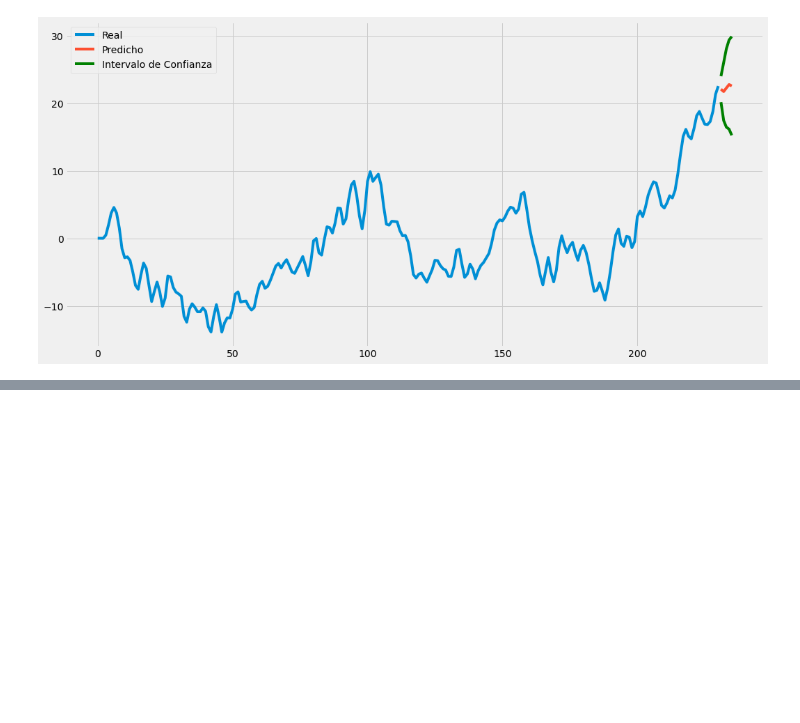
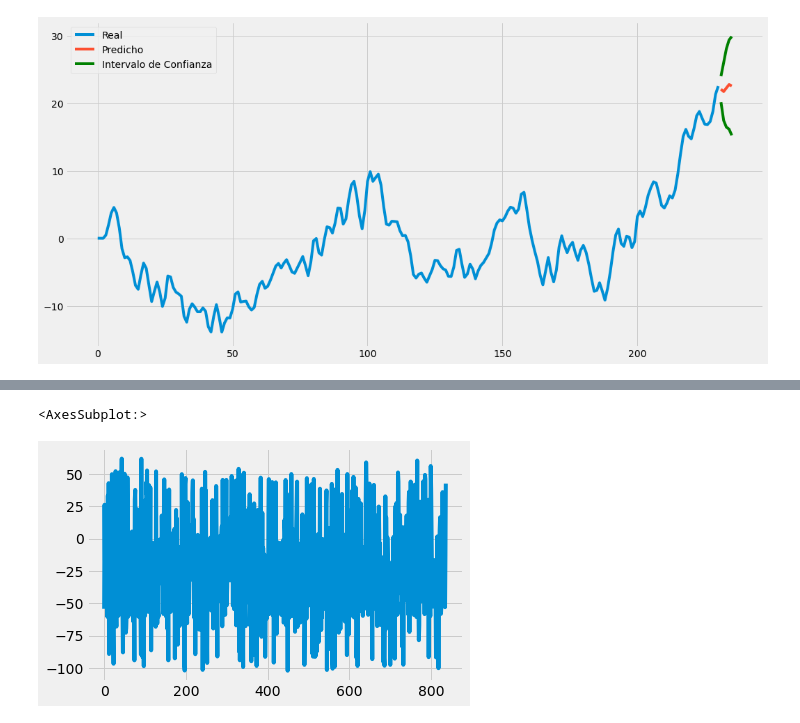
Before and after one commit to julianusor/series_de_tiempo, a Jupyter notebook: Exam2/Parcial-2.ipynb, the cells around one changed output, grey strips where cells are left out. Drawn from its saved outputs; the diff is of its cells as text; code cells hidden in the pictures; blank space fills up the shorter version.

```diff
--- a/Exam2/Parcial-2.ipynb
+++ b/Exam2/Parcial-2.ipynb
@@ -331,0 +379,5 @@ plt.legend(["Real", "Predicho", "Intervalo de Confianza"])
+# %%
+s3.registro.plot()
+# %% [output]
+<AxesSubplot:>
+[figure, added]
```
Also changed, not shown: parts of 23 cells of this notebook.
